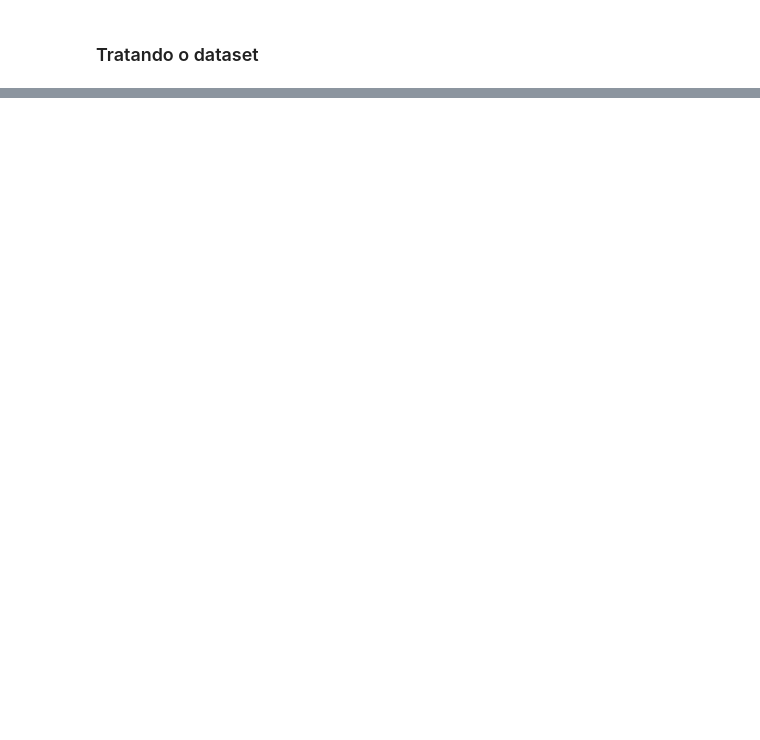
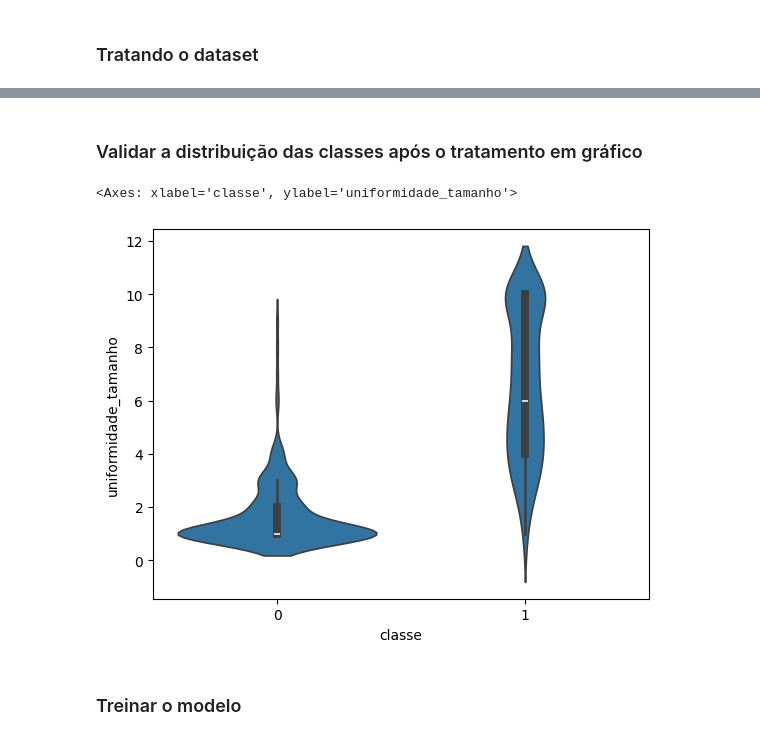
Before and after one commit to vitorribas0/estudos_ciencia_de_dados, a Jupyter notebook: projetos/naive_bayes/1_breast_cancer.ipynb, the cells around one changed output, grey strips where cells are left out. Cells and saved outputs as stored; diff of their text form; code cells hidden in the pictures; blank space fills up the shorter version.

```diff
--- a/projetos/naive_bayes/1_breast_cancer.ipynb
+++ b/projetos/naive_bayes/1_breast_cancer.ipynb
@@ -59,2 +107,9 @@ np.int64(236)
 # %% [markdown]
 ### Tratando o dataset
+# %%
+# Copiando o dataset para tratamento
+df_breast_cancer_trat = df_breast_cancer.copy()
+# %%
+### Primeiro vamos remover os casos duplicados
+df_breast_cancer_trat = df_breast_cancer_trat.drop_duplicates()
+df_breast_cancer_trat.duplicated().sum()
@@ -60,0 +118,7 @@ np.int64(236)
+# %%
+### Agora vamos ajustar a coluna para int, tratando '?' como missing
+df_breast_cancer_trat['nucleo_descoberto'] = pd.to_numeric(df_breast_cancer_trat['nucleo_descoberto'], errors='coerce')
+df_breast_cancer_trat['nucleo_descoberto'] = df_breast_cancer_trat['nucleo_descoberto'].fillna(df_breast_cancer_trat['nucleo_descoberto'].mean()).round().astype(int)
+
+print(df_breast_cancer_trat['nucleo_descoberto'].unique())
+df_breast_cancer_trat.dtypes
@@ -60,0 +138,5 @@ np.int64(236)
+# %%
+### Converter a coluna de classe para int (benigno=0, maligno=1)
+df_breast_cancer_trat = df_breast_cancer_trat.replace({'classe': {'benigno': 0, 'maligno': 1}})
+df_breast_cancer_trat['classe'] = df_breast_cancer_trat['classe'].astype(int)
+df_breast_cancer_trat.dtypes
@@ -60,0 +171,15 @@ np.int64(236)
+# %% [markdown]
+### Validar a distribuição das classes após o tratamento em gráfico
+# %%
+### Nessa visualização, podemos obervar que a variável 'uniformidade_tamanho' tem uma correlação positiva moderada com a classe, indicando
+# que valores mais altos nessa variável estão associados a casos malignos. Já a variável 'nucleo_descoberto'
+# tem uma correlação negativa fraca, sugerindo que valores mais baixos nessa variável
+# estão associados a casos malignos. As outras variáveis apresentam correlações muito fracas ou
+# próximas de zero, indicando pouca ou nenhuma relação linear com a classe.
+
+sns.violinplot(x='classe', y='uniformidade_tamanho', data=df_breast_cancer_trat)
+# %% [output]
+<Axes: xlabel='classe', ylabel='uniformidade_tamanho'>
+[figure, added]
+# %% [markdown]
+### Treinar o modelo
```
Also changed, not shown: parts of 23 cells of this notebook.
